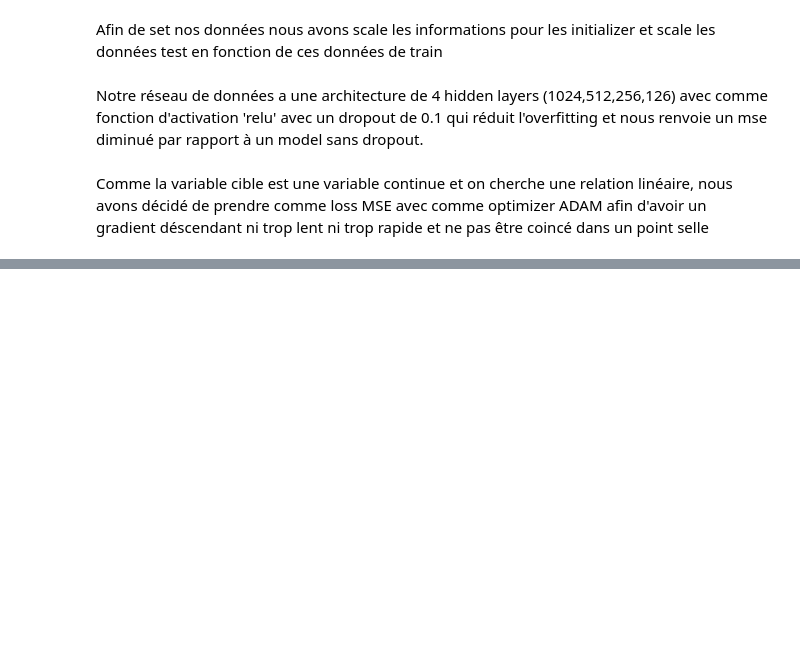
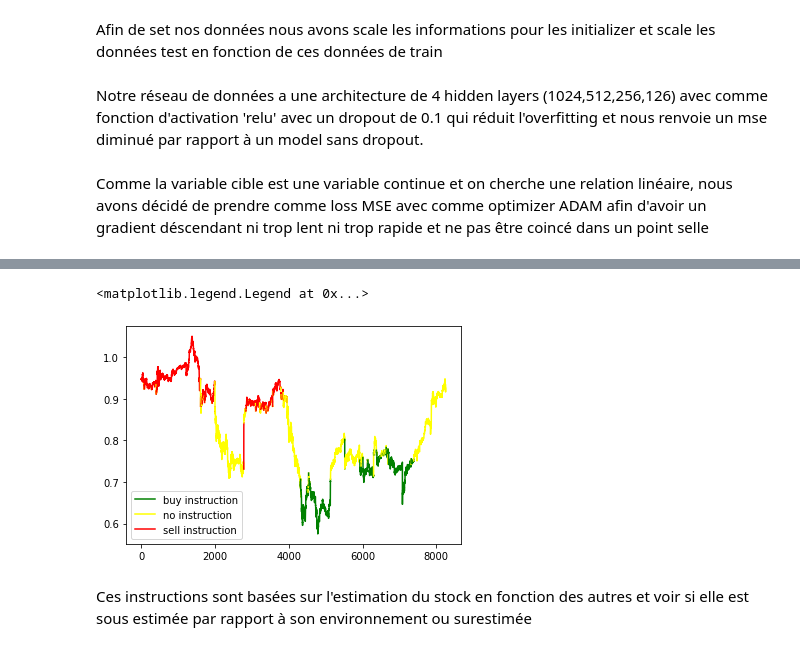
Before and after one commit to samirLazzali/SP500_tensorflow, a Jupyter notebook: Keras first try.ipynb, the cells around one changed output, grey strips where cells are left out. Saved outputs shown, nothing was run; the diff lists cells and outputs as text; code cells hidden in the pictures; blank space fills up the shorter version.

```diff
--- a/Keras first try.ipynb
+++ b/Keras first try.ipynb
@@ -90,0 +113,61 @@ MSE: 0.003234
+# %%
+buy = -0.03
+sell = 0.06
+# %%
+error = [a_i - b_i for a_i, b_i in zip(y_test, pred_test)]
+go_buy = [i < buy for i in error]
+go_sell = [i > sell for i in error]
+# %%
+df = pd.DataFrame()
+df['stock'] = y_test
+df['error'] = error
+df['label'] = 'no instruction'
+df.loc[df['error'] > sell, 'label'] = 'sell instruction'
+df.loc[df['error'] < buy, 'label'] = 'buy instruction'
+label2color = {
+    'buy instruction': 'green',
+    'no instruction': 'yellow',
+    'sell instruction': 'red'
+}
+df['color'] = df['label'].apply(lambda label: label2color[label])
+fig, ax = plt.subplots()
+
+def gen_repeating(s):
+    """Generator: groups repeated elements in an iterable
+    E.g.
+        'abbccc' -> [('a', 0, 0), ('b', 1, 2), ('c', 3, 5)]
+    """
+    i = 0
+    while i < len(s):
+        j = i
+        while j < len(s) and s[j] == s[i]:
+            j += 1
+        yield (s[i], i, j-1)
+        i = j
+
+## Add px_last lines
+for color, start, end in gen_repeating(df['color']):
+    if start > 0: # make sure lines connect
+        start -= 1
+    idx = df.index[start:end+1]
+    df.loc[idx, 'stock'].plot(ax=ax, color=color, label='')
+    handles, labels = ax.get_legend_handles_labels()
+
+## Create custom artists
+g_line = plt.Line2D((0,1),(0,0), color='green')
+y_line = plt.Line2D((0,1),(0,0), color='yellow')
+r_line = plt.Line2D((0,1),(0,0), color='red')
+ax.legend(
+    handles + [g_line, y_line,r_line],
+    labels + [
+        'buy instruction',
+        'no instruction',
+        'sell instruction'
+    ],
+    loc='best',
+)
+# %% [output]
+<matplotlib.legend.Legend at 0x...>
+[figure, added]
+# %% [markdown]
+Ces instructions sont basées sur l'estimation du stock en fonction des autres et voir si elle est sous estimée par rapport à son environnement ou surestimée
```
Also changed, not shown: parts of 9 cells of this notebook.
